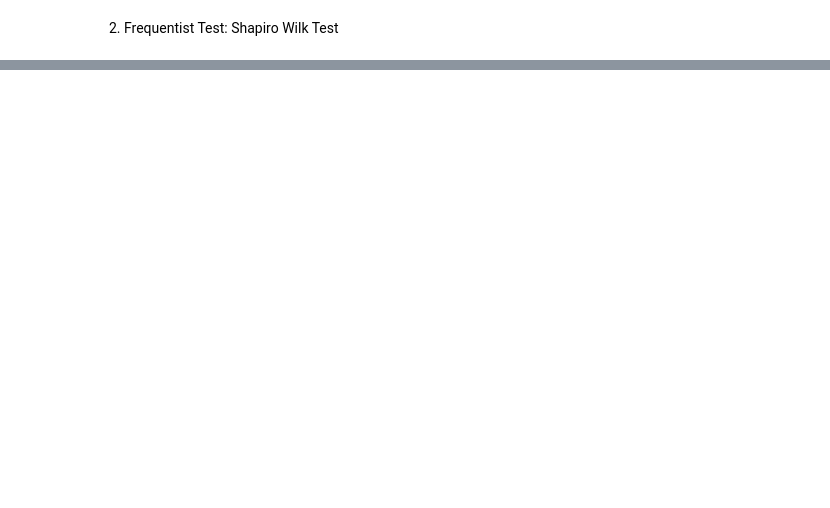
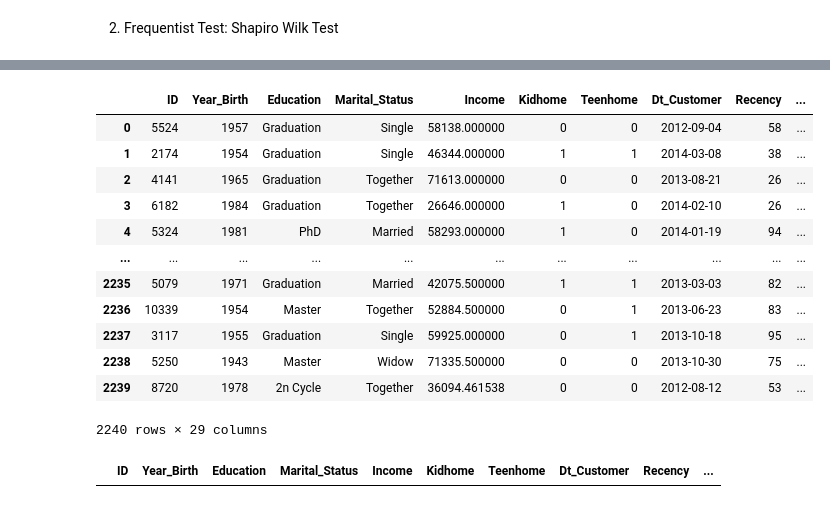
Before and after one commit to fnkhairudin/CapstoneProjectModul2, a Jupyter notebook: notebooks/dataCleaning.ipynb, the cells around one changed output, grey strips where cells are left out. Drawn from its saved outputs; the diff is of its cells as text; code cells hidden in the pictures; blank space fills up the shorter version.

```diff
--- a/notebooks/dataCleaning.ipynb
+++ b/notebooks/dataCleaning.ipynb
@@ -333,0 +349,25 @@ pvalue: 1.0. So, income has normal distribution
+# %%
+# based on Saphiro Test, only df4 which has normal distribution, so we use mean as aggregate in that DataFrame. Otherwise, we use median as aggregate
+df1 = df.query("Year_Birth >= 1940 and Year_Birth <= 1959").groupby(['Year_Birth','Education']).agg({'Income' : 'median'}).reset_index()
+df2 = df.query("Year_Birth >= 1959 and Year_Birth <= 1970").groupby(['Year_Birth','Education']).agg({'Income' : 'median'}).reset_index()
+df3 = df.query("Year_Birth >= 1970 and Year_Birth <= 1977").groupby(['Year_Birth','Education']).agg({'Income' : 'median'}).reset_index()
+df4 = df.query("Year_Birth >= 1977 and Year_Birth <= 1996").groupby(['Year_Birth','Education']).agg({'Income' : 'mean'}).reset_index()
+
+# concat all df1, df2, df3, and df4
+df_concat = pd.concat([df1,df2,df3,df4], ignore_index=True)
+
+# check all combination between year_birth and education
+len1 = 0
+for i in df_income_nan.index:
+    for j in df_concat.index:
+        if df_income_nan.iloc[i][1] == df_concat.iloc[j][0] and df_income_nan.iloc[i][2] == df_concat.iloc[j][1]:
+            # print(f"kombinasi ada, yaitu \n{df_income_nan.iloc[i][1]} dan {df_income_nan.iloc[i][2]}\n")
+            len1 += 1
+            break
+        else:
+            continue
+
+if len1 == len(df_income_nan):
+    print("all combinations exist")
+else:
+    print("all combinations doesn't exist")
@@ -333,0 +376,11 @@ pvalue: 1.0. So, income has normal distribution
+# %%
+income_for_nan = []
+# fill NaN values with Median based on their year_birth and education
+for i in df_income_nan.index:
+    for j in df_concat.index:
+        if df_income_nan.iloc[i][1] == df_concat.iloc[j][0] and df_income_nan.iloc[i][2] == df_concat.iloc[j][1] :
+            income_for_nan.append(df_concat.iloc[j][2])
+            break
+# income_for_nan
+df_income_nan['Income'] = np.array(income_for_nan)
+df_income_nan
@@ -333,0 +423,23 @@ pvalue: 1.0. So, income has normal distribution
+# %%
+# concat all data that is income nan and income NOT nan
+df = pd.concat([df_income_not_nan, df_income_nan], ignore_index=True)
+df
+# %% [output]
+|  | ID | Year_Birth | Education | Marital_Status | Income | Kidhome | Teenhome | Dt_Customer | Recency | ... |
+| 0 | 5524 | 1957 | Graduation | Single | 58138.000000 | 0 | 0 | 2012-09-04 | 58 | ... |
+| 1 | 2174 | 1954 | Graduation | Single | 46344.000000 | 1 | 1 | 2014-03-08 | 38 | ... |
+| 2 | 4141 | 1965 | Graduation | Together | 71613.000000 | 0 | 0 | 2013-08-21 | 26 | ... |
+| 3 | 6182 | 1984 | Graduation | Together | 26646.000000 | 1 | 0 | 2014-02-10 | 26 | ... |
+| 4 | 5324 | 1981 | PhD | Married | 58293.000000 | 1 | 0 | 2014-01-19 | 94 | ... |
+| ... | ... | ... | ... | ... | ... | ... | ... | ... | ... | ... |
+| 2235 | 5079 | 1971 | Graduation | Married | 42075.500000 | 1 | 1 | 2013-03-03 | 82 | ... |
+| 2236 | 10339 | 1954 | Master | Together | 52884.500000 | 0 | 1 | 2013-06-23 | 83 | ... |
+| 2237 | 3117 | 1955 | Graduation | Single | 59925.000000 | 0 | 1 | 2013-10-18 | 95 | ... |
+| 2238 | 5250 | 1943 | Master | Widow | 71335.500000 | 0 | 0 | 2013-10-30 | 75 | ... |
+| 2239 | 8720 | 1978 | 2n Cycle | Together | 36094.461538 | 0 | 0 | 2012-08-12 | 53 | ... |
+2240 rows × 29 columns
+# %%
+# Income has been replaced
+df.query("Income.isna()")
+# %% [output]
+|  | ID | Year_Birth | Education | Marital_Status | Income | Kidhome | Teenhome | Dt_Customer | Recency | ... |
```
Also changed, not shown: parts of 25 cells of this notebook.
